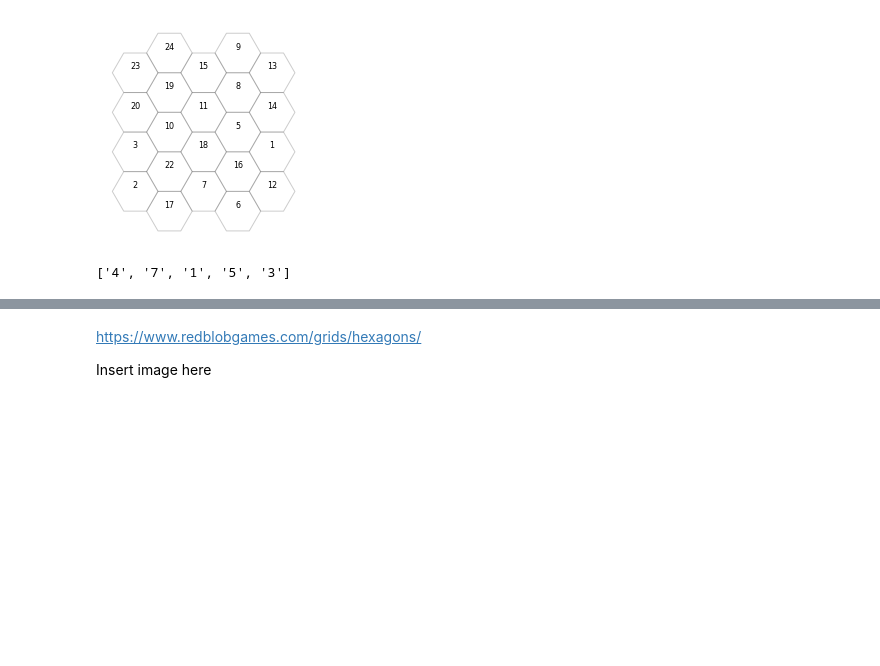
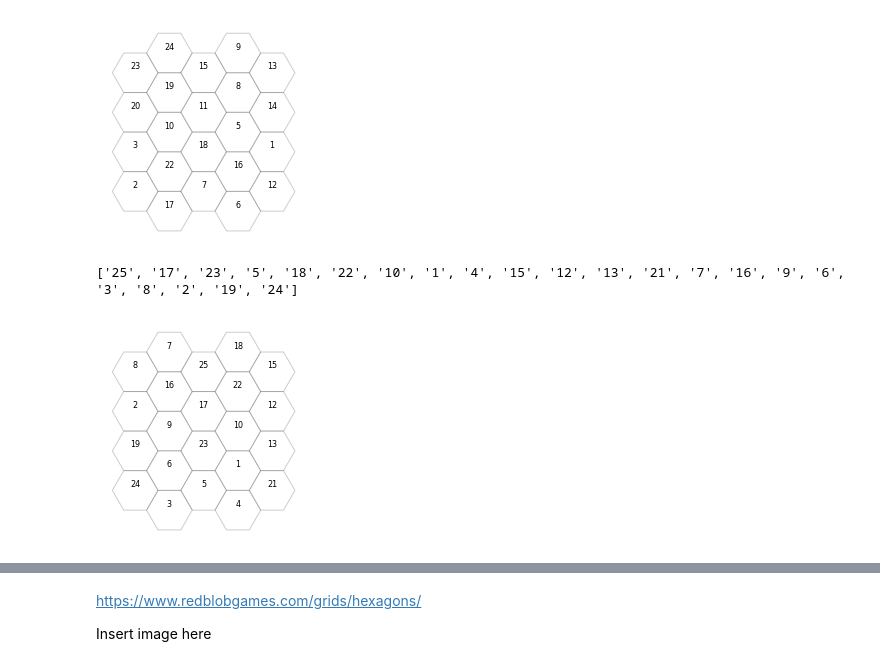
Before and after one commit to DJSaunders1997/blockbuster, a Jupyter notebook: Blockbusters.ipynb, the cells around one changed output, grey strips where cells are left out. Drawn from its saved outputs; the diff is of its cells as text; code cells hidden in the pictures; blank space fills up the shorter version.

Commit message:
print 2 blockbusters on 1 figure, and initial pdf

```diff
--- a/Blockbusters.ipynb
+++ b/Blockbusters.ipynb
@@ -138,17 +138,47 @@ plt.show()
 # %% [output]
 ['15', '11', '18', '7', '9', '8', '5', '16', '6', '13', '14', '1', '12', '24', '19', '10', '22', '17', '23', '20', '3', '2']
 [figure]
-# %%
-# generate the random numbers we want
-
-# We will take num_hex number of random ints from a sample of num_hex + num_missing ints.
-
-num_hex = 5
-num_missing = 3
-
-randomlist = random.sample(range(1,num_hex+num_missing), num_hex)
-
-labels = list(map(str, randomlist))
-print(labels)
-# %% [output]
-['4', '7', '1', '5', '3']
+# %%
+def create_plot():
+    # We will take num_hex number of random ints from a sample of num_hex + num_missing ints.
+
+    num_hex = 22
+    num_missing = 3
+
+    randomlist = random.sample(range(1,1+num_hex+num_missing), num_hex)
+
+    labels = list(map(str, randomlist))
+    print(labels)
+
+    # Horizontal cartesian coords
+    hcoord = [c[0] for c in coord]
+
+    # Vertical cartersian coords
+    vcoord = [2. * np.sin(np.radians(60)) * (c[1] - c[2]) /3. for c in coord]
+
+    fig, ax = plt.subplots(1)
+    ax.set_aspect('equal')
+
+    # Add some coloured hexagons
+    for x, y, l in zip(hcoord, vcoord, labels):
+        hex = RegularPolygon((x, y), numVertices=6, radius=2. / 3.,
+                            orientation=np.radians(30),
+                            facecolor='w', alpha=0.2, edgecolor='k')
+        ax.add_patch(hex)
+
+        # Also add a text label
+        ax.text(x, y+0.2, l, ha='center', va='center', size=8)
+
+    # Also add scatter points in hexagon centres
+    ax.scatter(hcoord, vcoord, alpha=0) # Adds invisible centroids, not sure why its needed but it is
+
+    plt.axis('off') # Remove unnecessary axis
+
+    #plt.show()
+
+    return ax
+
+x = create_plot()
+# %% [output]
+['25', '17', '23', '5', '18', '22', '10', '1', '4', '15', '12', '13', '21', '7', '16', '9', '6', '3', '8', '2', '19', '24']
+[figure, added]
```
Also changed, not shown: parts of 3 cells of this notebook.
